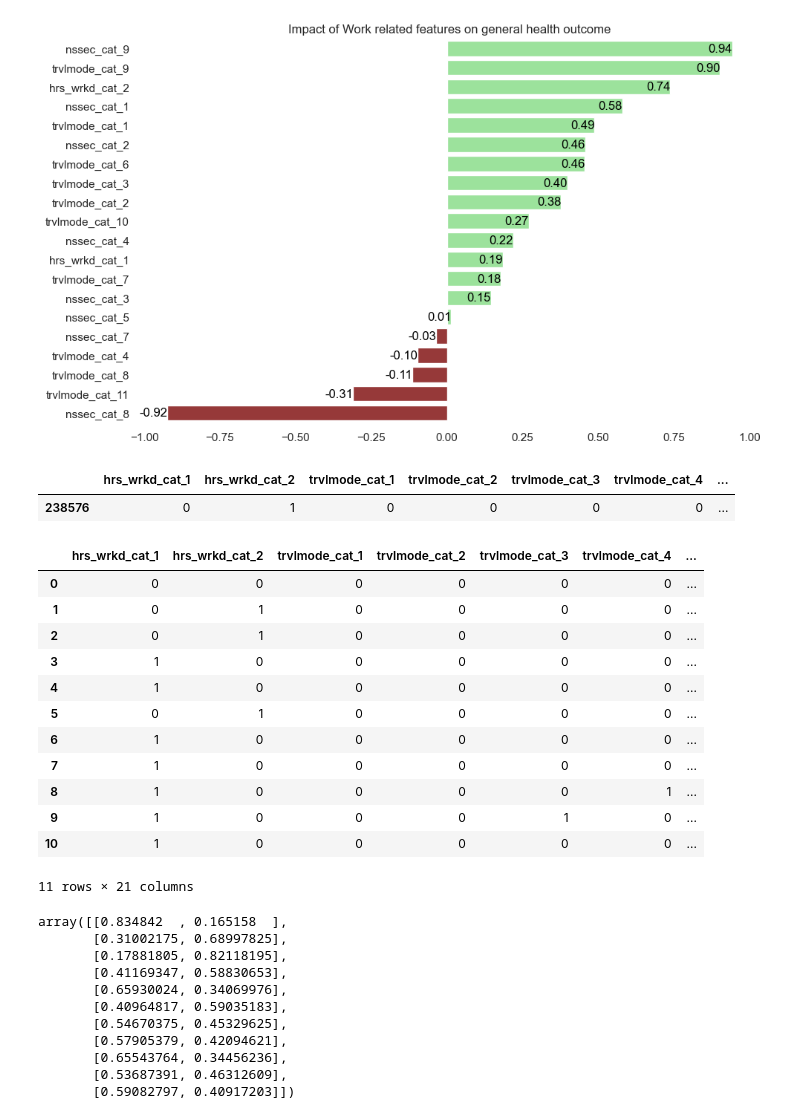
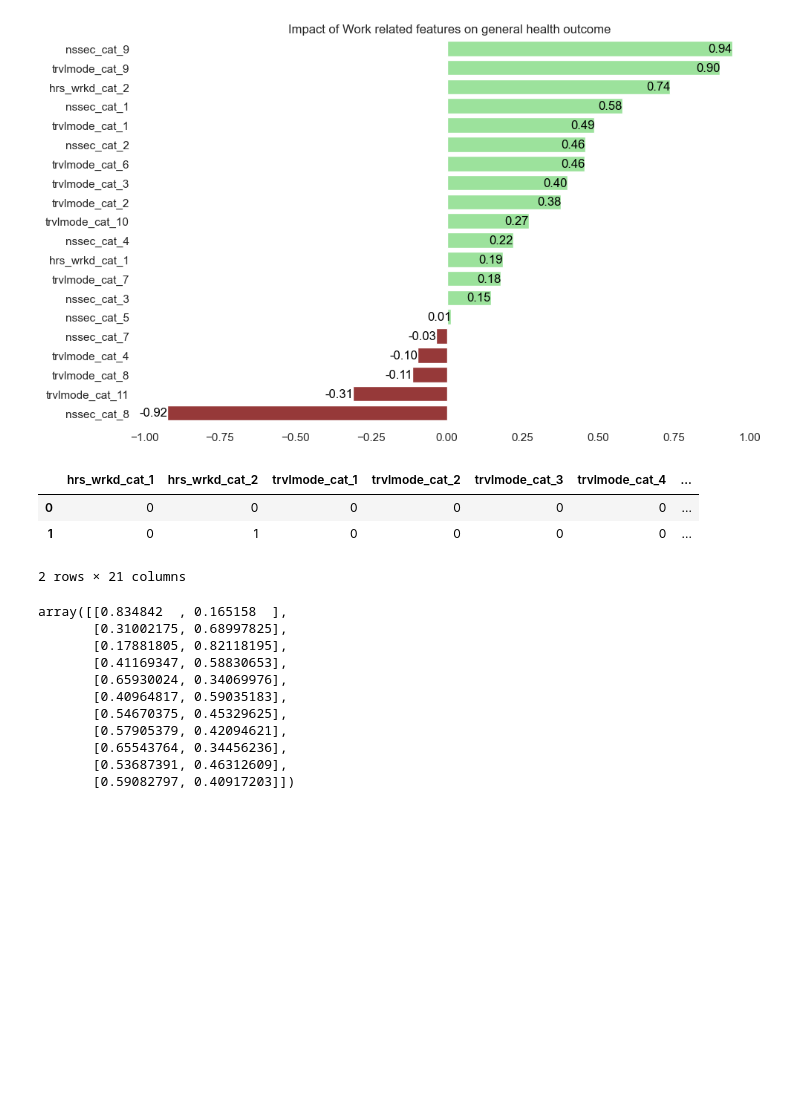
Before and after one commit to NamiJose/Dissertation, a Jupyter notebook: DataAnalysis_RT_TH.ipynb, the cells around one changed output. Drawn from its saved outputs; the diff is of its cells as text; code cells hidden in the pictures; blank space fills up the shorter version.

```diff
--- a/DataAnalysis_RT_TH.ipynb
+++ b/DataAnalysis_RT_TH.ipynb
@@ -638,3 +641,13 @@ plt.tight_layout()
 plt.show()
 # %% [output]
 [figure]
+# %%
+#stacked bar chart
+#percentage of respondents in  good health for a particular travel method
+gh_tm_agg = gh_clean_data.groupby(['gh_desc','trvlmode_desc'])['resp_count'].sum().reset_index()
+gh_tm_agg=gh_tm_agg[gh_tm_agg['trvlmode_desc']!='Not in employment or aged 15 years and under']
+gh_tm_agg['percentage'] = round((gh_tm_agg['resp_count'] / gh_tm_agg.groupby('trvlmode_desc')['resp_count'].transform('sum')) * 100,2)
+#gh_tm_agg=gh_tm_agg[gh_tm_agg['gh_desc']!='Not good health']
+gh_tm_agg = gh_tm_agg.sort_values(by='percentage', ascending=False)
+gh_tm_pivot = pd.pivot_table(gh_tm_agg, values='percentage', index='trvlmode_desc', columns='gh_desc', aggfunc='sum')
+gh_tm_pivot
@@ -870,0 +1012,29 @@ plt.show()
+# %%
+gh_hw_pivot_sorted = gh_hw_pivot.sort_values(by='Good health')
+light_brown = (0.9, 0.2, 0.2)
+#light_brown =(0.9, 0.25, 0.0)
+ax=gh_hw_pivot_sorted.plot(kind='barh',
+                        stacked=True,
+                        color=['lightgreen',light_brown],
+                        figsize=(5, 3))
+
+plt.legend(loc="lower left", ncol=2)
+plt.ylabel("")
+plt.xlabel("")
+plt.title('Proportion of reported health outcome by hours worked',loc='left',fontsize=14)
+ax.set_facecolor('none')
+ax.set_facecolor('none')
+for n, x in enumerate([*gh_hw_pivot_sorted.index.values]):
+    for (proportion, count, y_loc) in zip(gh_hw_pivot_sorted.loc[x],
+                                          gh_hw_pivot_sorted.loc[x],
+                                          gh_hw_pivot_sorted.loc[x].cumsum()):
+
+        plt.text(x=(y_loc - proportion)+ proportion/2,
+                 y=n - 0.11,
+                 s=f'{count}%',
+                 color="black",
+                 fontsize=12
+                 )
+ax.legend(loc='upper left', bbox_to_anchor=(1.0, 1.0),frameon=False)
+
+plt.show()
@@ -1587,6 +1777 @@ from sklearn.metrics import explained_variance_score, mean_absolute_error, \
-# %%
-X_test.head(1)
-# %% [output]
-|  | hrs_wrkd_cat_1 | hrs_wrkd_cat_2 | trvlmode_cat_1 | trvlmode_cat_2 | trvlmode_cat_3 | trvlmode_cat_4 | ... |
-| 238576 | 0 | 1 | 0 | 0 | 0 | 0 | ... |
 # %%
@@ -1611,21 +1796,12 @@ values=[[0,0,0,	0,0,0,0,0,0	,0	,0,	0,	0	,0	,0,	0,	0,	0,	1,	0,'Never Worked'],
 
 prob_scenarios_df = prob_scenarios_df.append(pd.DataFrame(values, columns=prob_scenarios_df.columns), ignore_index=True)
 # %%
-prob_scenarios_df
+prob_scenarios_df.head(2)
 # %% [output]
 |  | hrs_wrkd_cat_1 | hrs_wrkd_cat_2 | trvlmode_cat_1 | trvlmode_cat_2 | trvlmode_cat_3 | trvlmode_cat_4 | ... |
 | 0 | 0 | 0 | 0 | 0 | 0 | 0 | ... |
 | 1 | 0 | 1 | 0 | 0 | 0 | 0 | ... |
-| 2 | 0 | 1 | 0 | 0 | 0 | 0 | ... |
-| 3 | 1 | 0 | 0 | 0 | 0 | 0 | ... |
-| 4 | 1 | 0 | 0 | 0 | 0 | 0 | ... |
-| 5 | 0 | 1 | 0 | 0 | 0 | 0 | ... |
-| 6 | 1 | 0 | 0 | 0 | 0 | 0 | ... |
-| 7 | 1 | 0 | 0 | 0 | 0 | 0 | ... |
-| 8 | 1 | 0 | 0 | 0 | 0 | 1 | ... |
-| 9 | 1 | 0 | 0 | 0 | 1 | 0 | ... |
-| 10 | 1 | 0 | 0 | 0 | 0 | 0 | ... |
-11 rows × 21 columns
+2 rows × 21 columns
 # %%
 d=['Scenario']
 prob_scenarios_df1=prob_scenarios_df.drop(d, axis=1)
```
Also changed, not shown: parts of 53 cells of this notebook, 1 other file.
